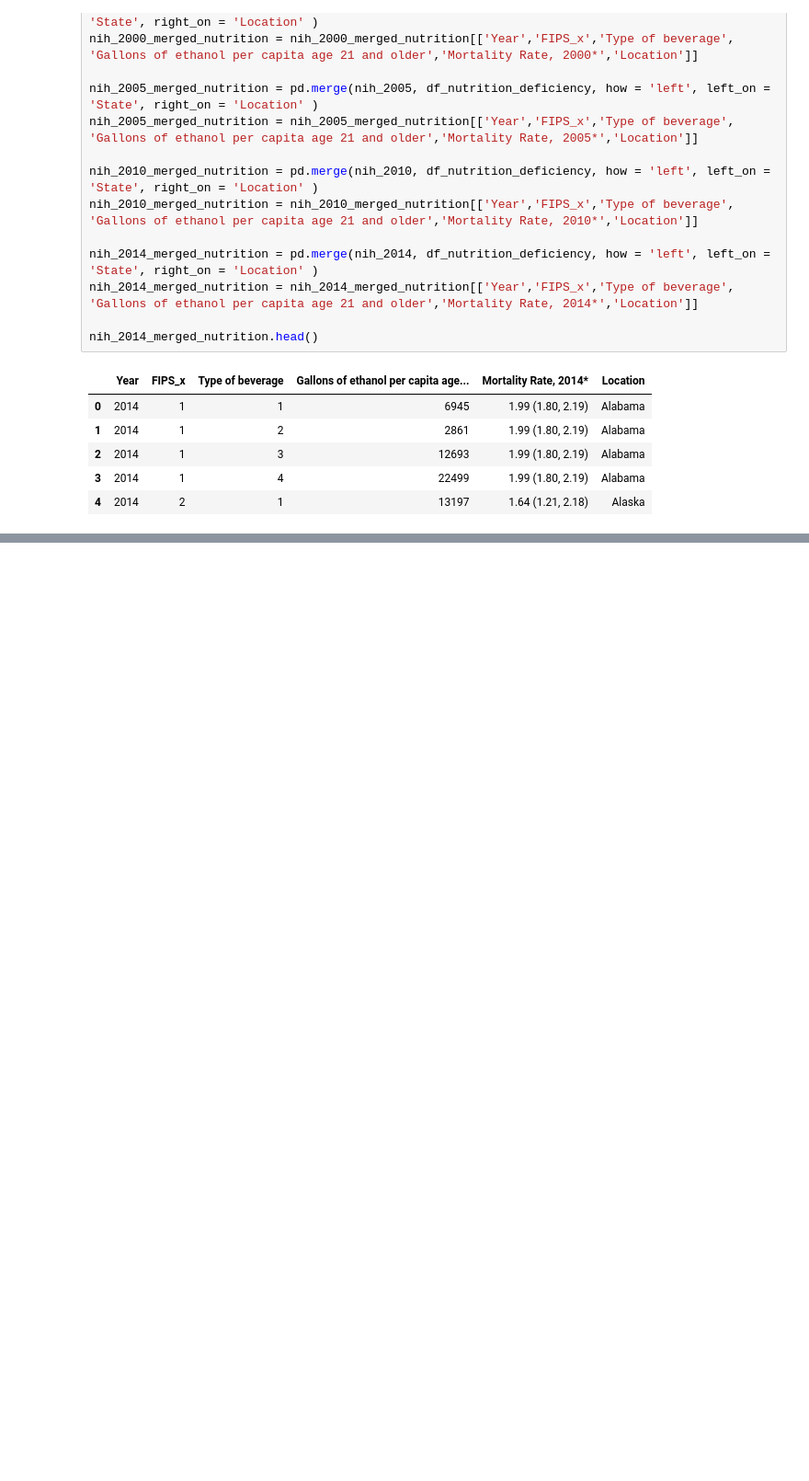
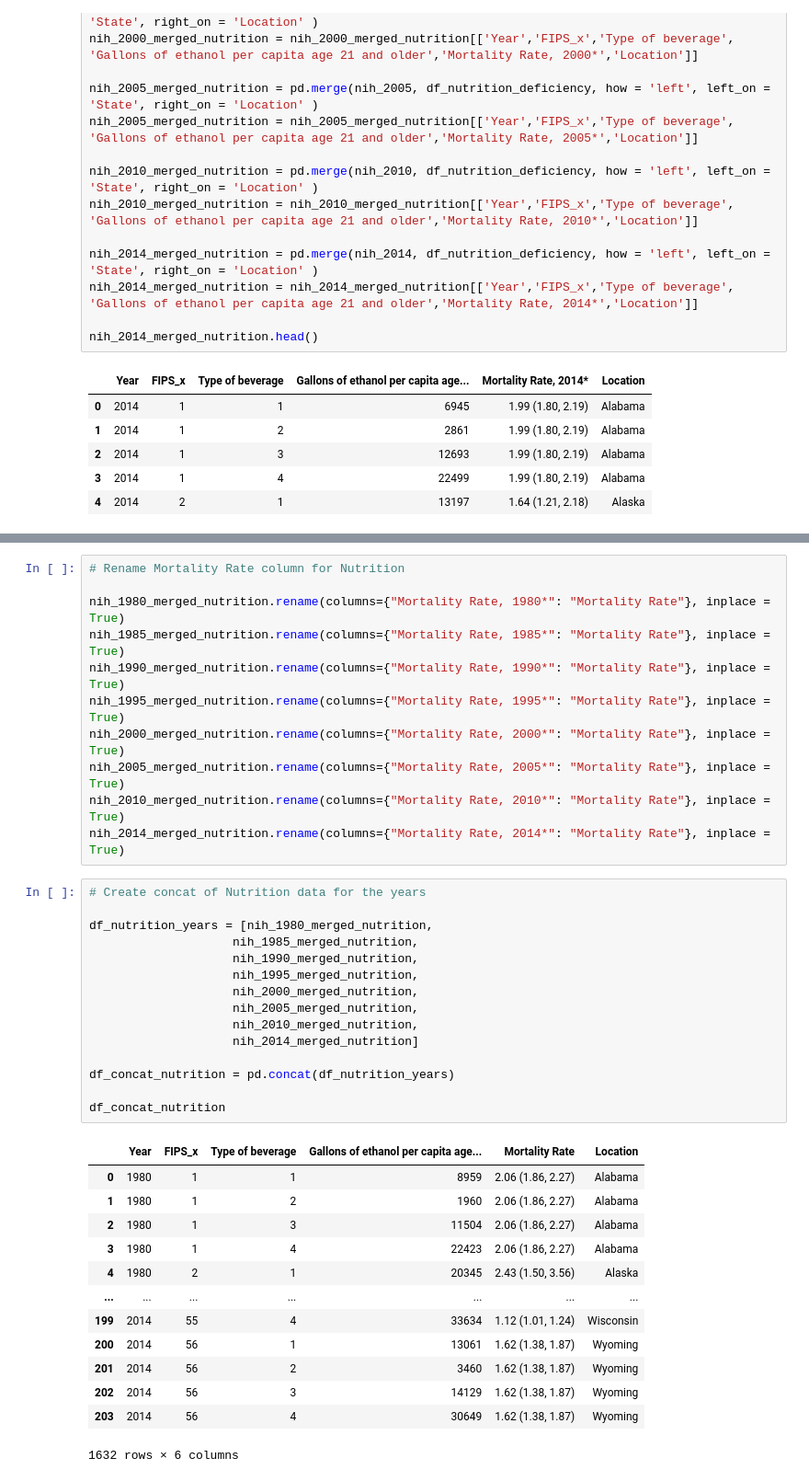
Before and after one commit to saleha456/Group1Project1, a Jupyter notebook: Maternal_Neonatal_Nutrition.ipynb, the cells around one changed output, grey strips where cells are left out. Shown at 92% size. Drawn from its saved outputs; the diff is of its cells as text; blank space fills up the shorter version.

```diff
--- a/Maternal_Neonatal_Nutrition.ipynb
+++ b/Maternal_Neonatal_Nutrition.ipynb
@@ -207,0 +288,40 @@ nih_2014_merged_nutrition.head()
+# %%
+# Rename Mortality Rate column for Nutrition
+
+nih_1980_merged_nutrition.rename(columns={"Mortality Rate, 1980*": "Mortality Rate"}, inplace = True)
+nih_1985_merged_nutrition.rename(columns={"Mortality Rate, 1985*": "Mortality Rate"}, inplace = True)
+nih_1990_merged_nutrition.rename(columns={"Mortality Rate, 1990*": "Mortality Rate"}, inplace = True)
+nih_1995_merged_nutrition.rename(columns={"Mortality Rate, 1995*": "Mortality Rate"}, inplace = True)
+nih_2000_merged_nutrition.rename(columns={"Mortality Rate, 2000*": "Mortality Rate"}, inplace = True)
+nih_2005_merged_nutrition.rename(columns={"Mortality Rate, 2005*": "Mortality Rate"}, inplace = True)
+nih_2010_merged_nutrition.rename(columns={"Mortality Rate, 2010*": "Mortality Rate"}, inplace = True)
+nih_2014_merged_nutrition.rename(columns={"Mortality Rate, 2014*": "Mortality Rate"}, inplace = True)
+# %%
+# Create concat of Nutrition data for the years
+
+df_nutrition_years = [nih_1980_merged_nutrition,
+                    nih_1985_merged_nutrition,
+                    nih_1990_merged_nutrition,
+                    nih_1995_merged_nutrition,
+                    nih_2000_merged_nutrition,
+                    nih_2005_merged_nutrition,
+                    nih_2010_merged_nutrition,
+                    nih_2014_merged_nutrition]
+
+df_concat_nutrition = pd.concat(df_nutrition_years)
+
+df_concat_nutrition
+# %% [output]
+|  | Year | FIPS_x | Type of beverage | Gallons of ethanol per capita age... | Mortality Rate | Location |
+| 0 | 1980 | 1 | 1 | 8959 | 2.06 (1.86, 2.27) | Alabama |
+| 1 | 1980 | 1 | 2 | 1960 | 2.06 (1.86, 2.27) | Alabama |
+| 2 | 1980 | 1 | 3 | 11504 | 2.06 (1.86, 2.27) | Alabama |
+| 3 | 1980 | 1 | 4 | 22423 | 2.06 (1.86, 2.27) | Alabama |
+| 4 | 1980 | 2 | 1 | 20345 | 2.43 (1.50, 3.56) | Alaska |
+| ... | ... | ... | ... | ... | ... | ... |
+| 199 | 2014 | 55 | 4 | 33634 | 1.12 (1.01, 1.24) | Wisconsin |
+| 200 | 2014 | 56 | 1 | 13061 | 1.62 (1.38, 1.87) | Wyoming |
+| 201 | 2014 | 56 | 2 | 3460 | 1.62 (1.38, 1.87) | Wyoming |
+| 202 | 2014 | 56 | 3 | 14129 | 1.62 (1.38, 1.87) | Wyoming |
+| 203 | 2014 | 56 | 4 | 30649 | 1.62 (1.38, 1.87) | Wyoming |
+1632 rows × 6 columns
```
Also changed, not shown: parts of 4 cells of this notebook.
